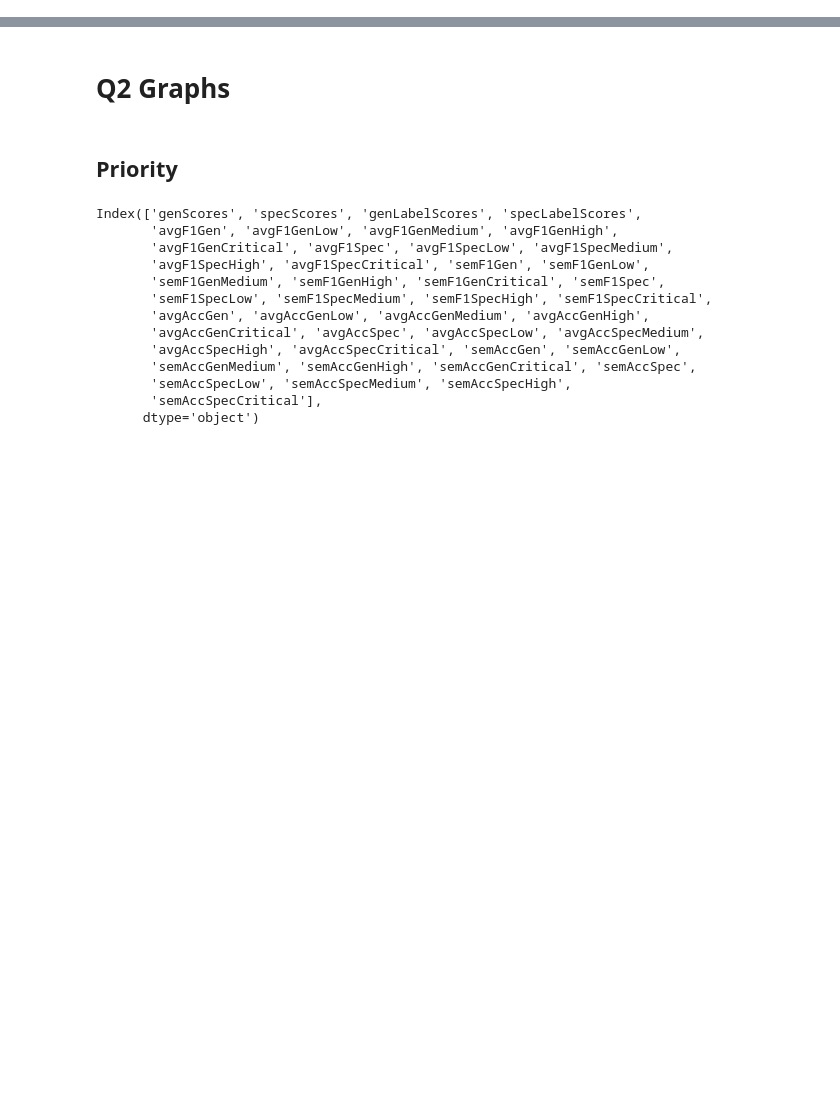
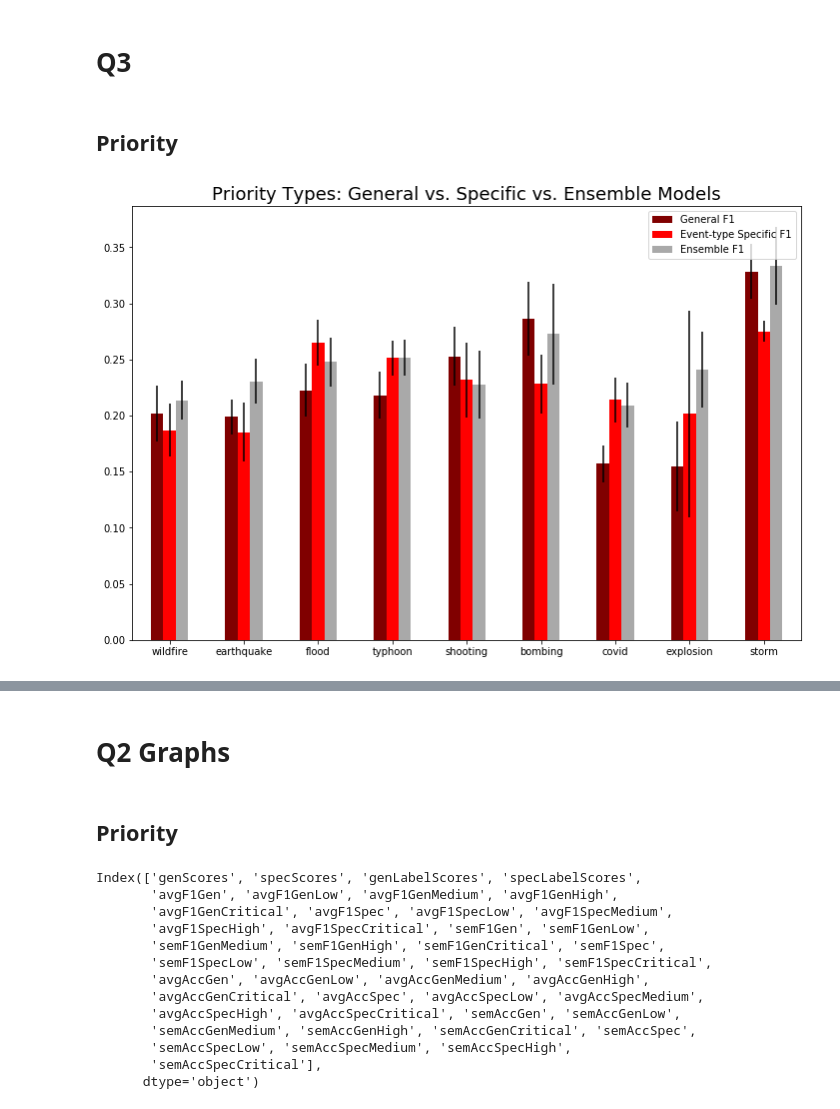
Before and after one commit to acpedersen/REU-2021, a Jupyter notebook: Presentation_visuals.ipynb, the cells around one changed output, grey strips where cells are left out. Saved outputs shown, nothing was run; the diff lists cells and outputs as text; code cells hidden in the pictures; blank space fills up the shorter version.

Commit message:
finalized ensembles and visuals

```diff
--- a/Presentation_visuals.ipynb
+++ b/Presentation_visuals.ipynb
@@ -5,3 +5,35 @@ import numpy as np
 import pickle
 
 import seaborn as sns
+# %% [markdown]
+# Q3
+# %%
+#Ensembles
+
+prio_ensemble = pd.read_json("Trec_data/prioScoreDF.json")
+#cat_ensemble = pd.read_json("Trec_data/catScoreDF.json")
+# %% [markdown]
+## Priority
+# %%
+plt.figure(figsize=(12, 8))
+ax = plt.axes()
+
+genF1 = [item for item in prio_ensemble['avgF1Gen']]
+specF1 = [item for item in prio_ensemble['avgF1Spec']]
+ensF1 = [item for item in prio_ensemble['avgF1Ens']]
+ste_gen = [item for item in prio_ensemble['semF1Gen']]
+ste_spec = [item for item in prio_ensemble['semF1Spec']]
+ste_ens = [item for item in prio_ensemble['semF1Ens']]
+index = [item for item in prio_ensemble.index]
+
+df_prio = pd.DataFrame({'General F1': genF1, 'Event-type Specific F1': specF1,
+
+                   'Ensemble F1': ensF1}, index=index)
+
+ax.set_title('Priority Types: General vs. Specific vs. Ensemble Models', fontsize = 18)
+ax = df_prio.plot.bar(rot=0, ax=ax, yerr = [ste_gen, ste_spec, ste_ens],
+                      color=['maroon', 'red', 'darkgrey'])
+
+plt.show()
+# %% [output]
+[figure, added]
```
Also changed, not shown: parts of 9 cells of this notebook, 1 other file.
